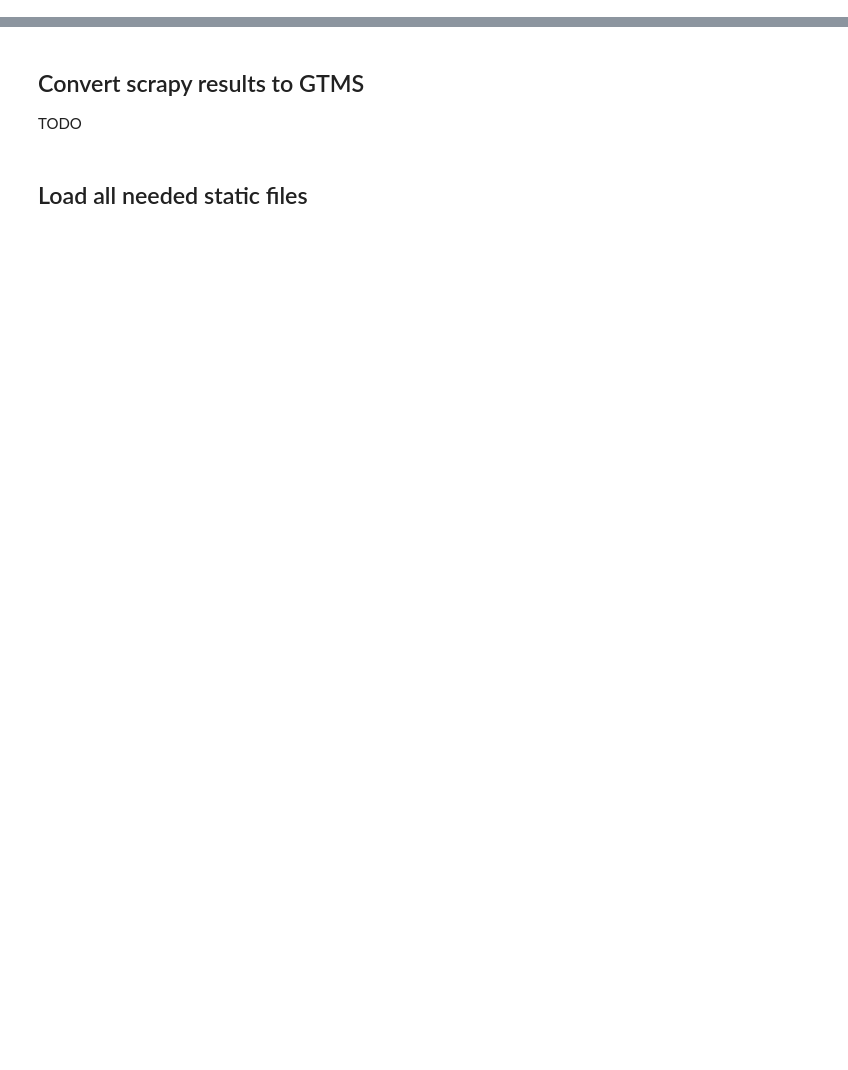
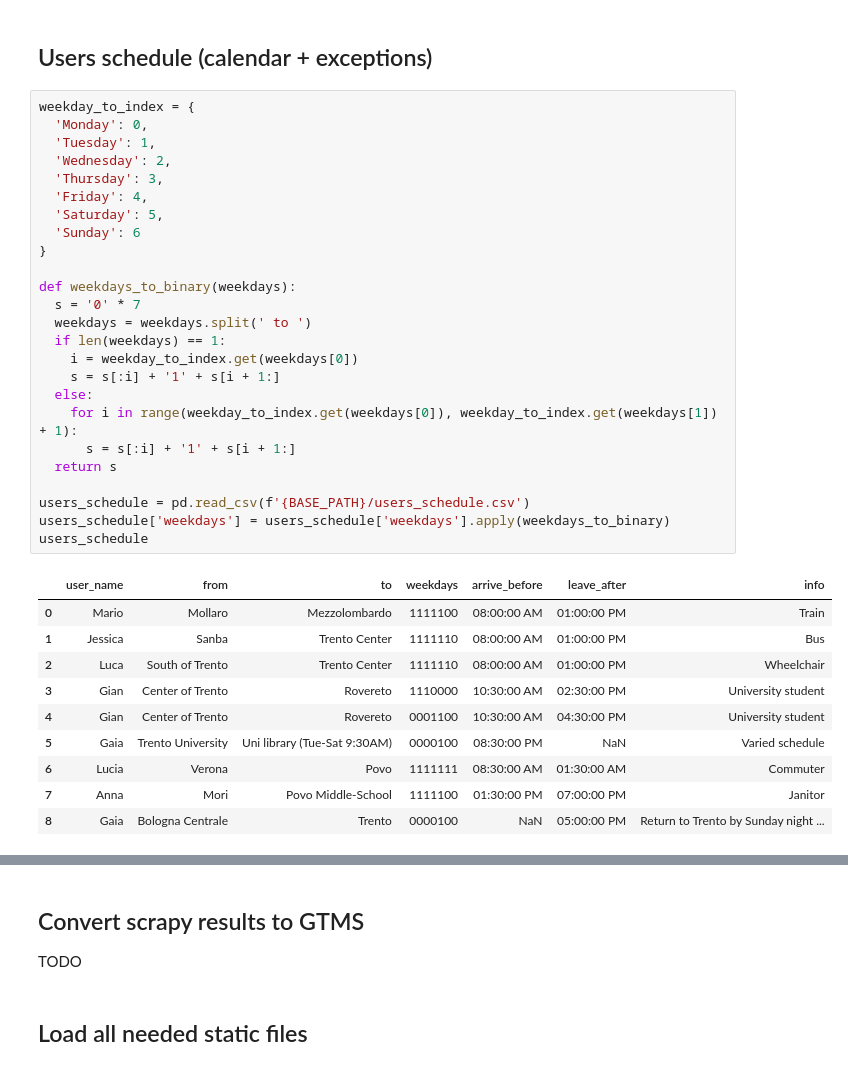
Before and after one commit to ThomasPasquali/Transportation-Education-Facilities, a Jupyter notebook: Phase 2 - Information Gathering/Code Libraries/parser.ipynb, the cells around one changed output, grey strips where cells are left out. Cells and saved outputs as stored; diff of their text form; blank space fills up the shorter version.

```diff
--- a/Phase 2 - Information Gathering/Code Libraries/parser.ipynb
+++ b/Phase 2 - Information Gathering/Code Libraries/parser.ipynb
@@ -5,0 +26,38 @@ p = print
+# %% [markdown]
+## Users schedule (calendar + exceptions)
+# %%
+weekday_to_index = {
+  'Monday': 0,
+  'Tuesday': 1,
+  'Wednesday': 2,
+  'Thursday': 3,
+  'Friday': 4,
+  'Saturday': 5,
+  'Sunday': 6
+}
+
+def weekdays_to_binary(weekdays):
+  s = '0' * 7
+  weekdays = weekdays.split(' to ')
+  if len(weekdays) == 1:
+    i = weekday_to_index.get(weekdays[0])
+    s = s[:i] + '1' + s[i + 1:]
+  else:
+    for i in range(weekday_to_index.get(weekdays[0]), weekday_to_index.get(weekdays[1]) + 1):
+      s = s[:i] + '1' + s[i + 1:]
+  return s
+
+users_schedule = pd.read_csv(f'{BASE_PATH}/users_schedule.csv')
+users_schedule['weekdays'] = users_schedule['weekdays'].apply(weekdays_to_binary)
+users_schedule
+# %% [output]
+|  | user_name | from | to | weekdays | arrive_before | leave_after | info |
+| 0 | Mario | Mollaro | Mezzolombardo | 1111100 | 08:00:00 AM | 01:00:00 PM | Train |
+| 1 | Jessica | Sanba | Trento Center | 1111110 | 08:00:00 AM | 01:00:00 PM | Bus |
+| 2 | Luca | South of Trento | Trento Center | 1111110 | 08:00:00 AM | 01:00:00 PM | Wheelchair |
+| 3 | Gian | Center of Trento | Rovereto | 1110000 | 10:30:00 AM | 02:30:00 PM | University student |
+| 4 | Gian | Center of Trento | Rovereto | 0001100 | 10:30:00 AM | 04:30:00 PM | University student |
+| 5 | Gaia | Trento University | Uni library (Tue-Sat 9:30AM) | 0000100 | 08:30:00 PM | NaN | Varied schedule |
+| 6 | Lucia | Verona | Povo | 1111111 | 08:30:00 AM | 01:30:00 AM | Commuter |
+| 7 | Anna | Mori | Povo Middle-School | 1111100 | 01:30:00 PM | 07:00:00 PM | Janitor |
+| 8 | Gaia | Bologna Centrale | Trento | 0000100 | NaN | 05:00:00 PM | Return to Trento by Sunday night ... |
```
Also changed, not shown: parts of 7 cells of this notebook, 3 other files.
